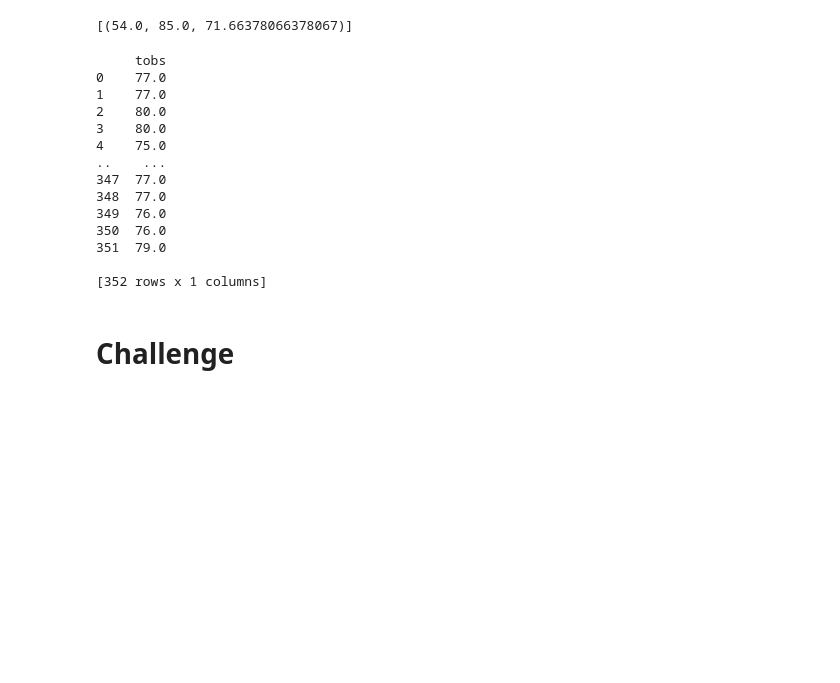
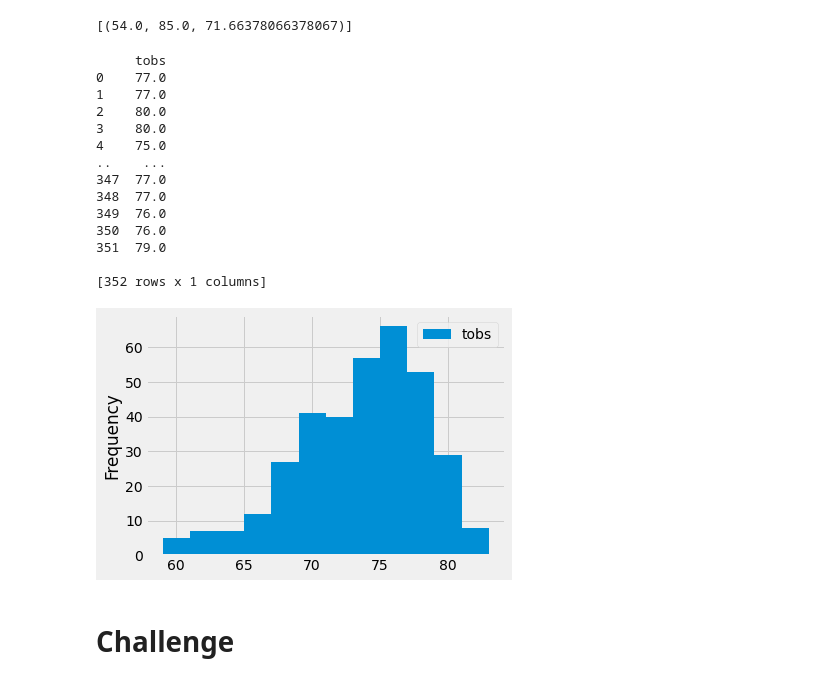
Before and after one commit to pipecedillo/surfs_up, a Jupyter notebook: climate_analysis.ipynb, the cells around one changed output. Saved outputs shown, nothing was run; the diff lists cells and outputs as text; code cells hidden in the pictures; blank space fills up the shorter version.

```diff
--- a/climate_analysis.ipynb
+++ b/climate_analysis.ipynb
@@ -101,28 +101,31 @@ filter(Measurement.station == 'USC00519281').all()
 # %%
 # Choose the station with the highest number of temperature observations.
 # Query the last 12 months of temperature observation data for this station and plot the results as a histogram
 session.query(Measurement.tobs)
 results = session.query(Measurement.tobs).\
 filter(Measurement.station == 'USC00519281').\
 filter(Measurement.date >= prev_year).all()
 
 df = pd.DataFrame(results, columns=['tobs'])
 print(df)
+df.plot.hist(bins=12)
+plt.tight_layout()
 # %% [output]
      tobs
 0    77.0
 1    77.0
 2    80.0
 3    80.0
 4    75.0
 ..    ...
 347  77.0
 348  77.0
 349  76.0
 350  76.0
 351  79.0
 
 [352 rows x 1 columns]
+[figure, added]
 # %%
 # Write a function called `calc_temps` that will accept start date and end date in the format '%Y-%m-%d'
 # and return the minimum, average, and maximum temperatures for that range of dates
```
Also changed, not shown: 4 other files.
